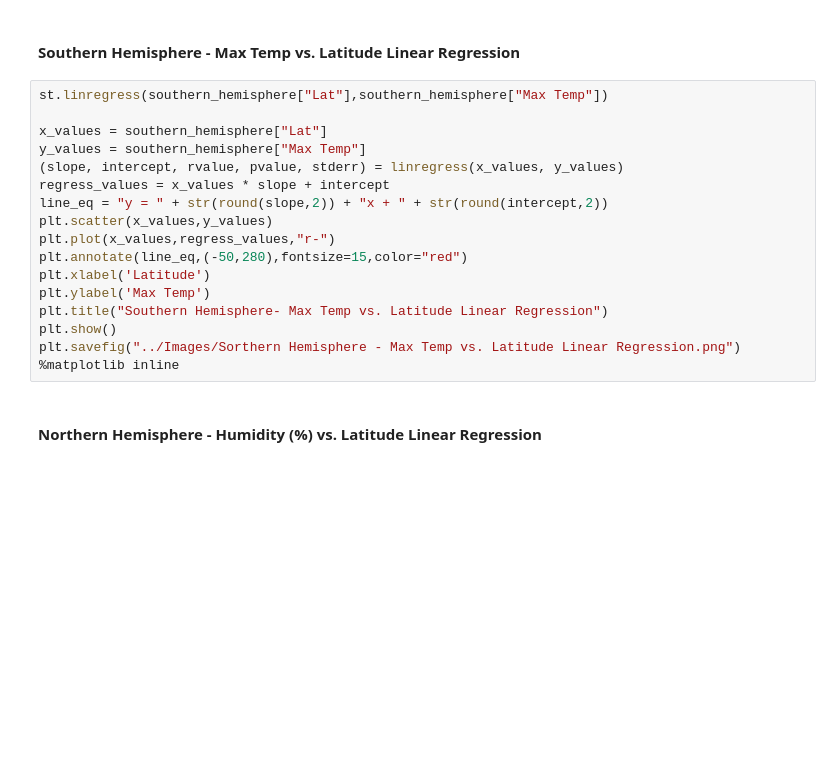
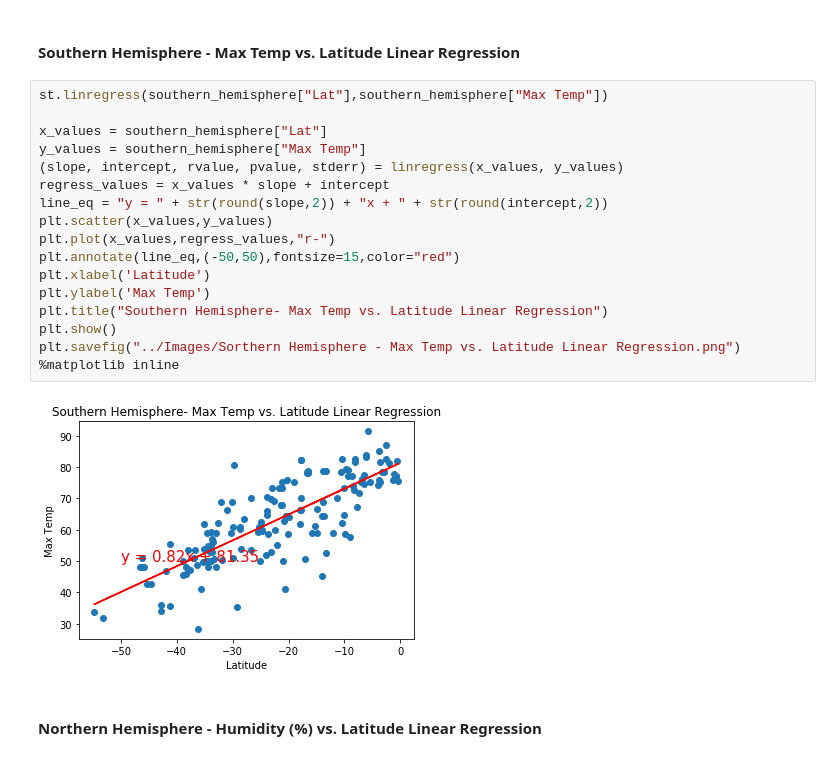
Before and after one commit to temidolan/Python-Application-Program-Interface, a Jupyter notebook: 06-Python-APIs/Instructions/starter_code/WeatherPy.ipynb, the cells around one changed output. Drawn from its saved outputs; the diff is of its cells as text; blank space fills up the shorter version.

```diff
--- a/06-Python-APIs/Instructions/starter_code/WeatherPy.ipynb
+++ b/06-Python-APIs/Instructions/starter_code/WeatherPy.ipynb
@@ -292,20 +389,22 @@ plt.savefig("../Images/Northern Hemisphere - Max Temp vs. Latitude Linear Regres
 # %%
 st.linregress(southern_hemisphere["Lat"],southern_hemisphere["Max Temp"])
 
 x_values = southern_hemisphere["Lat"]
 y_values = southern_hemisphere["Max Temp"]
 (slope, intercept, rvalue, pvalue, stderr) = linregress(x_values, y_values)
 regress_values = x_values * slope + intercept
 line_eq = "y = " + str(round(slope,2)) + "x + " + str(round(intercept,2))
 plt.scatter(x_values,y_values)
 plt.plot(x_values,regress_values,"r-")
-plt.annotate(line_eq,(-50,280),fontsize=15,color="red")
+plt.annotate(line_eq,(-50,50),fontsize=15,color="red")
 plt.xlabel('Latitude')
 plt.ylabel('Max Temp')
 plt.title("Southern Hemisphere- Max Temp vs. Latitude Linear Regression")
 plt.show()
 plt.savefig("../Images/Sorthern Hemisphere - Max Temp vs. Latitude Linear Regression.png")
 %matplotlib inline
+# %% [output]
+[figure, added]
 # %% [markdown]
 ####  Northern Hemisphere - Humidity (%) vs. Latitude Linear Regression
 # %%
```
Also changed, not shown: parts of 23 cells of this notebook, 6 other files.
